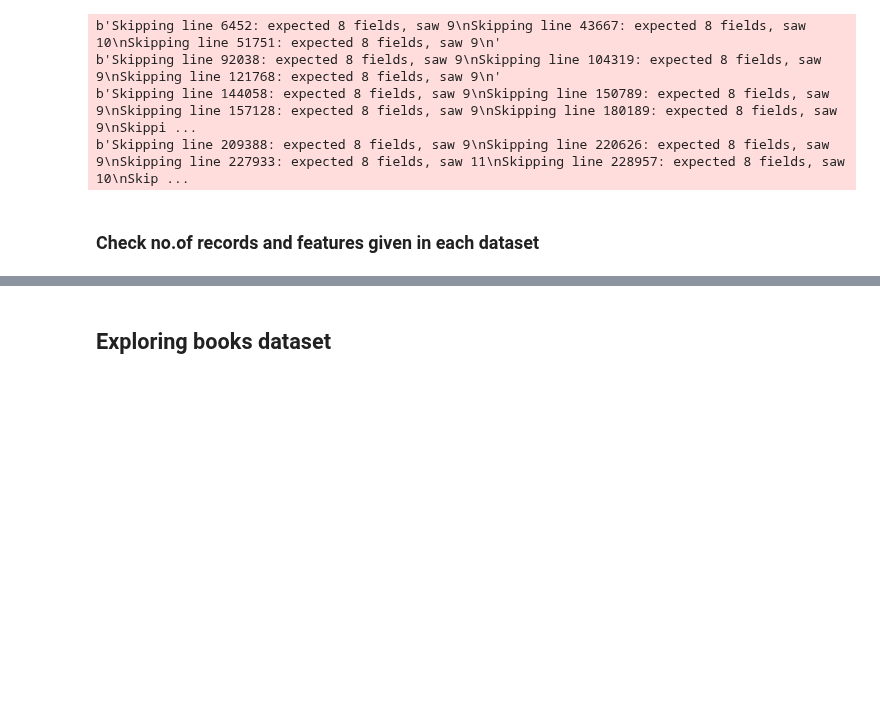
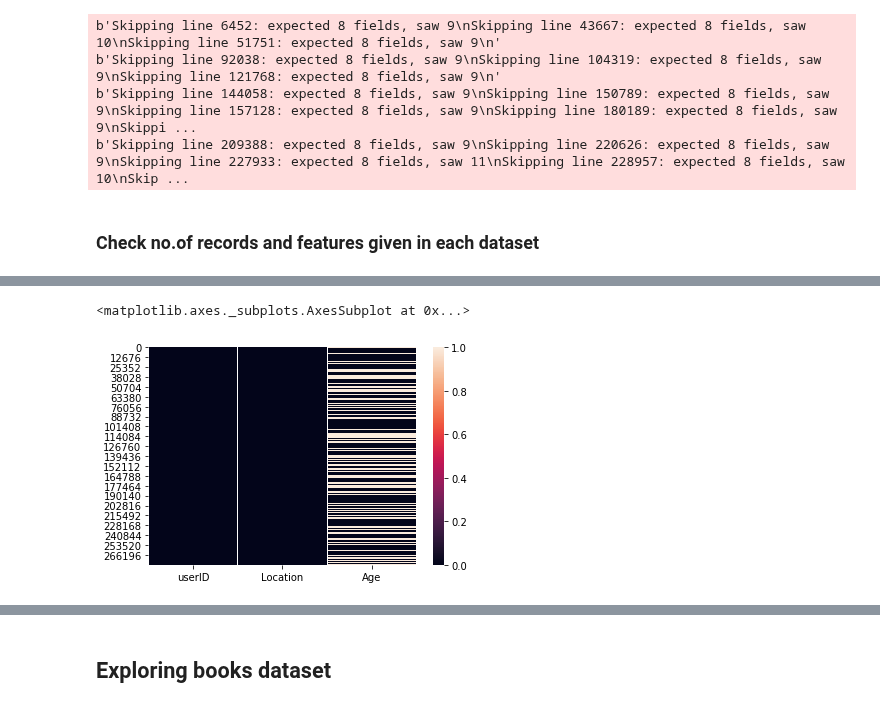
Before and after one commit to GreatLearningAIML1/chennai-aug-batch-senthilvelavan, a Jupyter notebook: Residency5-External/R5_External_Collaborative Filtering based Recommendation System_Questions.ipynb, the cells around one changed output, grey strips where cells are left out. Cells and saved outputs as stored; diff of their text form; code cells hidden in the pictures; blank space fills up the shorter version.

```diff
--- a/Residency5-External/R5_External_Collaborative Filtering based Recommendation System_Questions.ipynb
+++ b/Residency5-External/R5_External_Collaborative Filtering based Recommendation System_Questions.ipynb
@@ -29,0 +114,5 @@ b'Skipping line 209388: expected 8 fields, saw 9\nSkipping line 220626: expected
+# %%
+sns.heatmap(users.isnull())
+# %% [output]
+<matplotlib.axes._subplots.AxesSubplot at 0x...>
+[figure, added]
```
Also changed, not shown: parts of 104 cells of this notebook.
